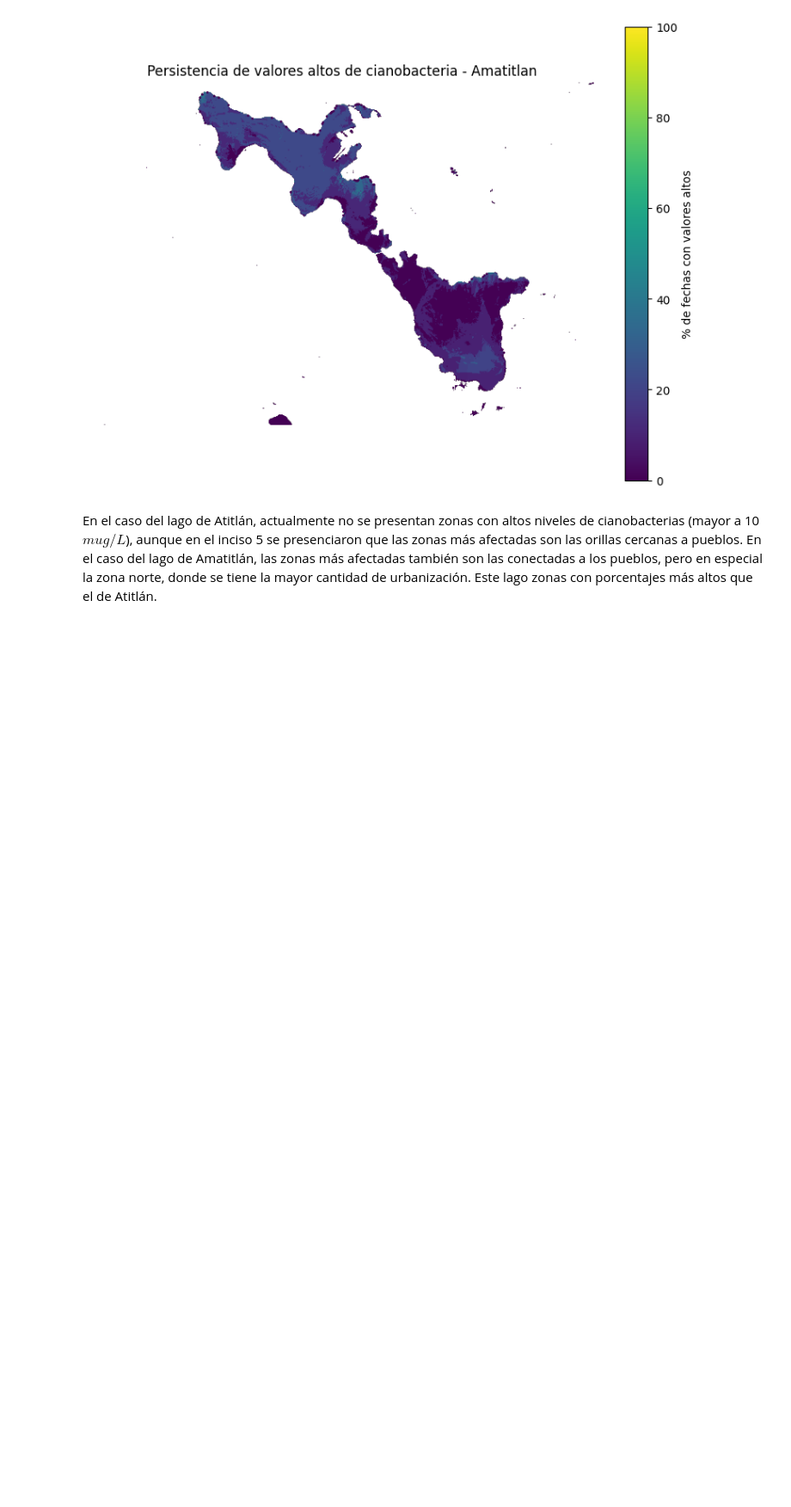
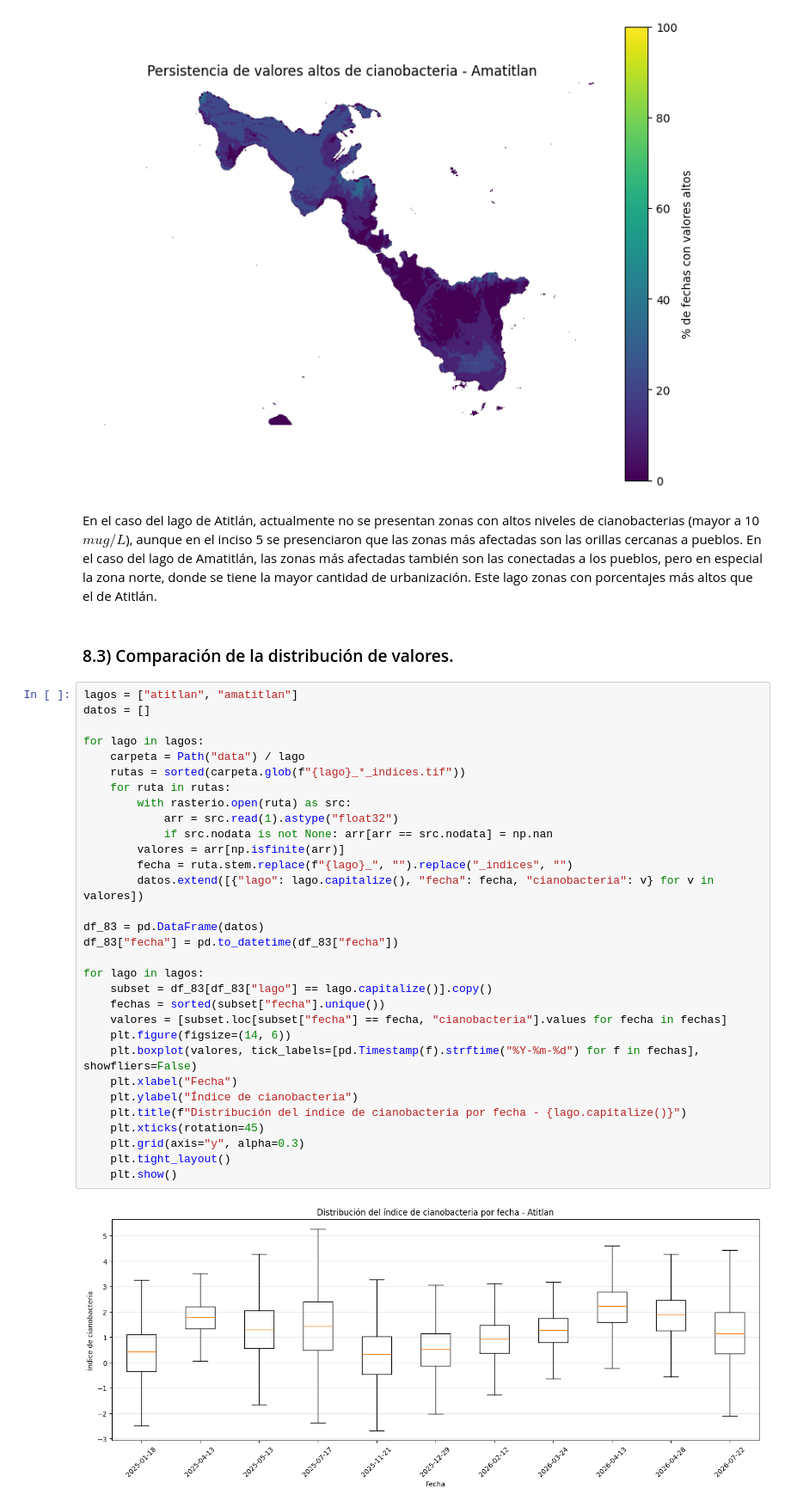
Before and after one commit to Ari-Castellanos/Laboratorio_4_DS, a Jupyter notebook: laboratorio_4_inciso_8.ipynb, the cells around one changed output. Shown at 86% size. Drawn from its saved outputs; the diff is of its cells as text; blank space fills up the shorter version.

```diff
--- a/laboratorio_4_inciso_8.ipynb
+++ b/laboratorio_4_inciso_8.ipynb
@@ -123,3 +123,38 @@ for lago in lagos:
 # %% [markdown]
 En el caso del lago de Atitlán, actualmente no se presentan zonas con altos niveles de cianobacterias (mayor a 10 $mu g/L$), aunque en el inciso 5 se presenciaron que las zonas más afectadas son las orillas cercanas a pueblos.
 En el caso del lago de Amatitlán, las zonas más afectadas también son las conectadas a los pueblos, pero en especial la zona norte, donde se tiene la mayor cantidad de urbanización. Este lago zonas con porcentajes más altos que el de Atitlán.
+# %% [markdown]
+### 8.3) Comparación de la distribución de valores.
+# %%
+lagos = ["atitlan", "amatitlan"]
+datos = []
+
+for lago in lagos:
+    carpeta = Path("data") / lago
+    rutas = sorted(carpeta.glob(f"{lago}_*_indices.tif"))
+    for ruta in rutas:
+        with rasterio.open(ruta) as src:
+            arr = src.read(1).astype("float32")
+            if src.nodata is not None: arr[arr == src.nodata] = np.nan
+        valores = arr[np.isfinite(arr)]
+        fecha = ruta.stem.replace(f"{lago}_", "").replace("_indices", "")
+        datos.extend([{"lago": lago.capitalize(), "fecha": fecha, "cianobacteria": v} for v in valores])
+
+df_83 = pd.DataFrame(datos)
+df_83["fecha"] = pd.to_datetime(df_83["fecha"])
+
+for lago in lagos:
+    subset = df_83[df_83["lago"] == lago.capitalize()].copy()
+    fechas = sorted(subset["fecha"].unique())
+    valores = [subset.loc[subset["fecha"] == fecha, "cianobacteria"].values for fecha in fechas]
+    plt.figure(figsize=(14, 6))
+    plt.boxplot(valores, tick_labels=[pd.Timestamp(f).strftime("%Y-%m-%d") for f in fechas], showfliers=False)
+    plt.xlabel("Fecha")
+    plt.ylabel("Índice de cianobacteria")
+    plt.title(f"Distribución del índice de cianobacteria por fecha - {lago.capitalize()}")
+    plt.xticks(rotation=45)
+    plt.grid(axis="y", alpha=0.3)
+    plt.tight_layout()
+    plt.show()
+# %% [output]
+[figure, added]
```
Also changed, not shown: parts of 6 cells of this notebook.
